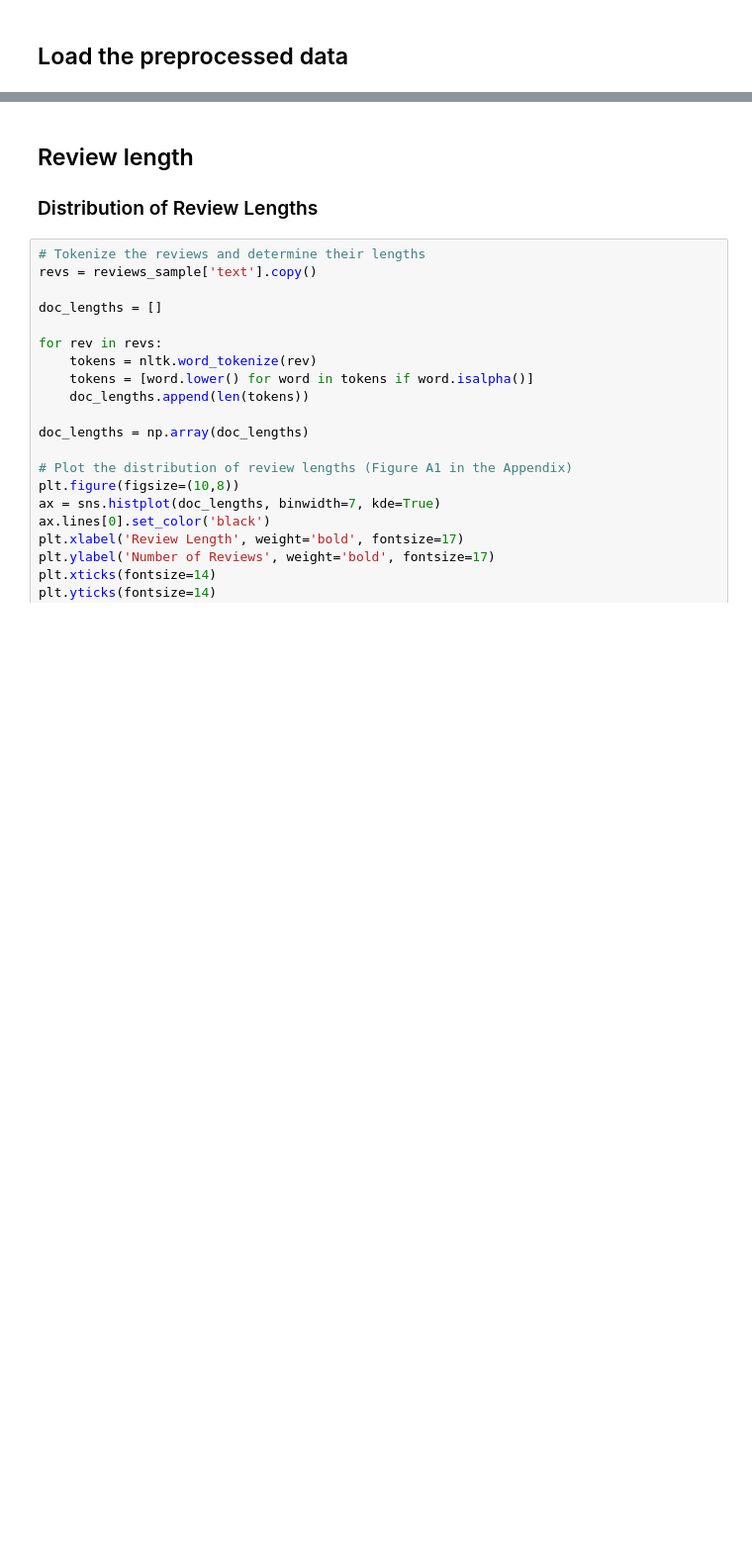
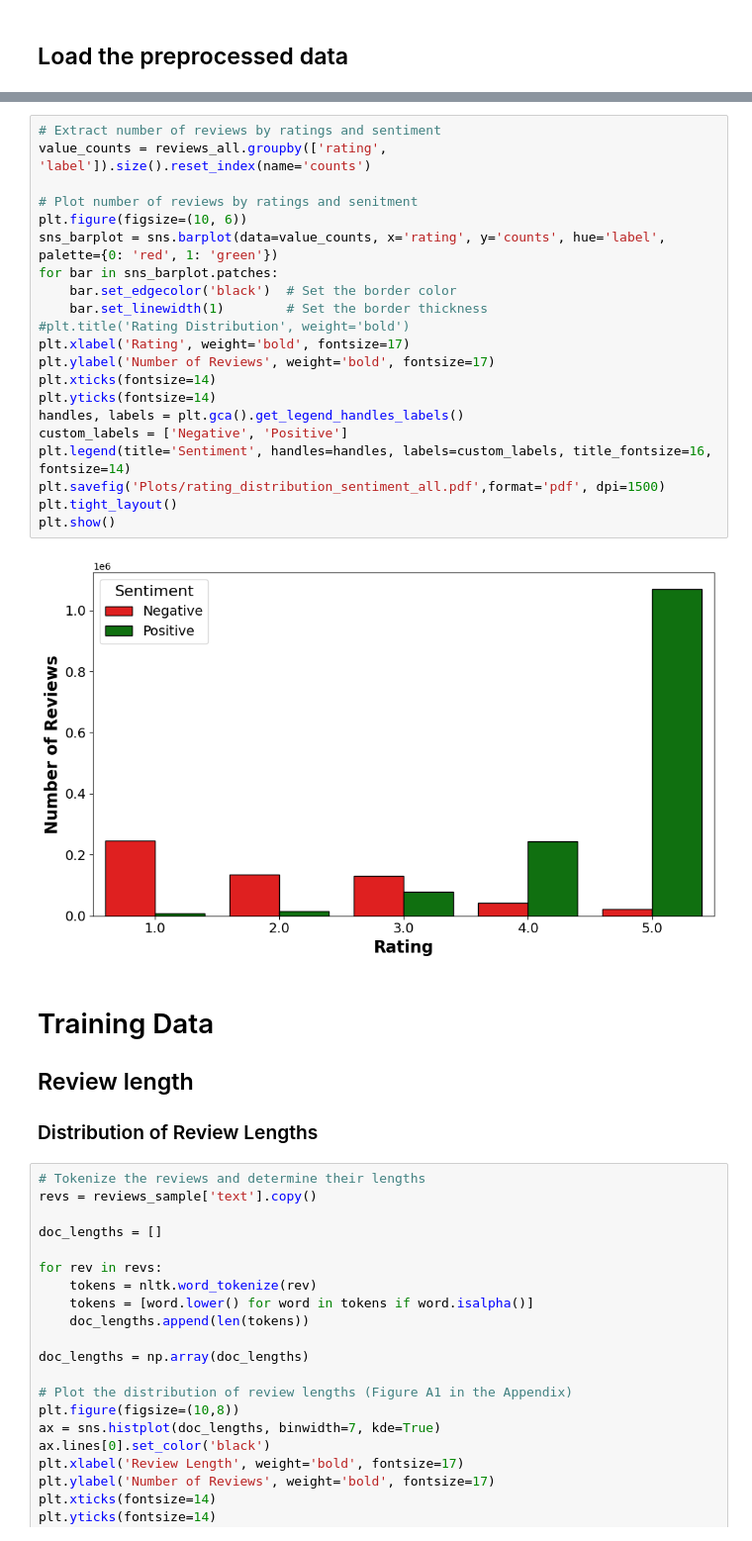
Before and after one commit to valentin-velev29/DLSS-24-GPT-2-Project, a Jupyter notebook: EDA.ipynb, the cells around one changed output, grey strips where cells are left out. Shown at 99% size. Drawn from its saved outputs; the diff is of its cells as text; blank space fills up the shorter version.

```diff
--- a/EDA.ipynb
+++ b/EDA.ipynb
@@ -68,4 +106,29 @@ Percentage of positive reviews: 71.15517088268777
+# %%
+# Extract number of reviews by ratings and sentiment
+value_counts = reviews_all.groupby(['rating', 'label']).size().reset_index(name='counts')
+
+# Plot number of reviews by ratings and senitment
+plt.figure(figsize=(10, 6))
+sns_barplot = sns.barplot(data=value_counts, x='rating', y='counts', hue='label', palette={0: 'red', 1: 'green'})
+for bar in sns_barplot.patches:
+    bar.set_edgecolor('black')  # Set the border color
+    bar.set_linewidth(1)        # Set the border thickness
+#plt.title('Rating Distribution', weight='bold')
+plt.xlabel('Rating', weight='bold', fontsize=17)
+plt.ylabel('Number of Reviews', weight='bold', fontsize=17)
+plt.xticks(fontsize=14)
+plt.yticks(fontsize=14)
+handles, labels = plt.gca().get_legend_handles_labels()
+custom_labels = ['Negative', 'Positive']
+plt.legend(title='Sentiment', handles=handles, labels=custom_labels, title_fontsize=16, fontsize=14)
+plt.savefig('Plots/rating_distribution_sentiment_all.pdf',format='pdf', dpi=1500)
+plt.tight_layout()
+plt.show()
+# %% [output]
+[figure, added]
 # %% [markdown]
+# Training Data
+
 ## Review length
 
 ### Distribution of Review Lengths
```
Also changed, not shown: parts of 11 cells of this notebook, 2 other files.
